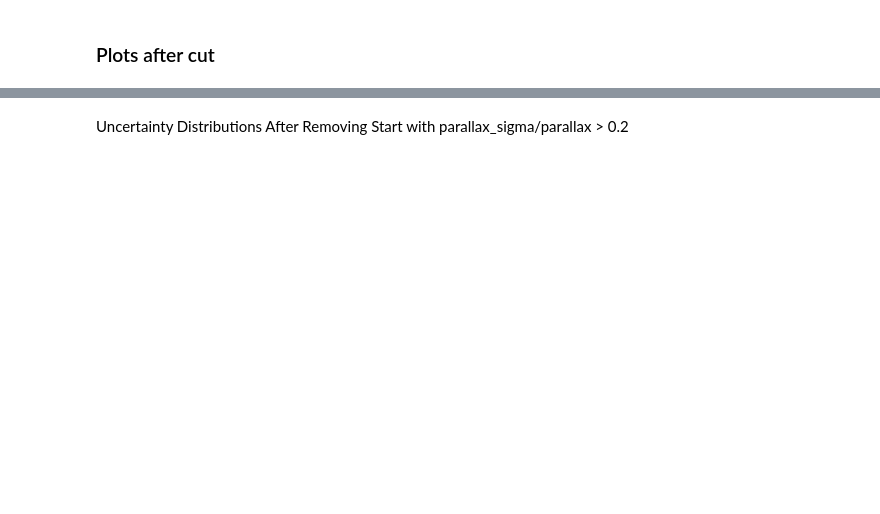
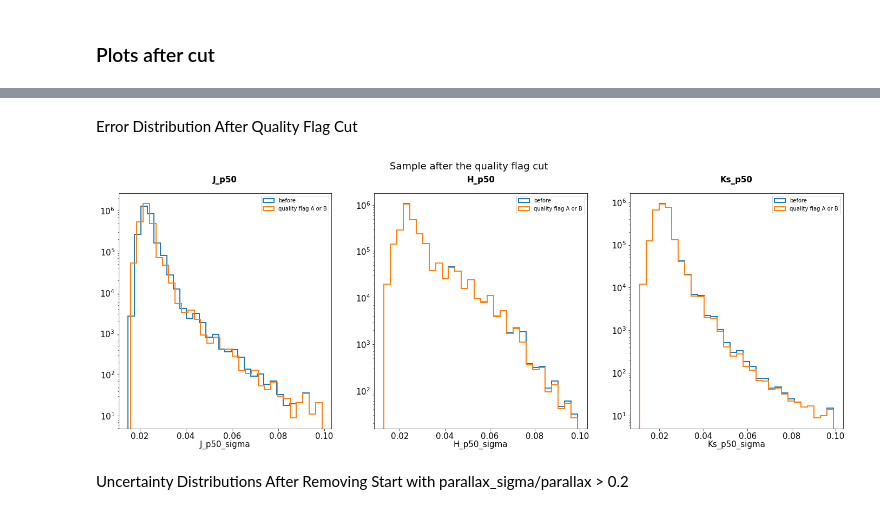
Before and after one commit to HEP-KBFI/gaia-tools, a Jupyter notebook: jupyter-notebook/Crossmatching_Fouesnau.ipynb, the cells around one changed output, grey strips where cells are left out. Saved outputs shown, nothing was run; the diff lists cells and outputs as text; code cells hidden in the pictures; blank space fills up the shorter version.

```diff
--- a/jupyter-notebook/Crossmatching_Fouesnau.ipynb
+++ b/jupyter-notebook/Crossmatching_Fouesnau.ipynb
@@ -616,3 +542,38 @@ plt.savefig('/home/sven/repos/gaia-tools/out/fouesnau_plots/error_plots/' + fig_
+# %% [markdown]
+Error Distribution After Quality Flag Cut
+# %%
+from matplotlib import colors
+plt.rc('text', usetex=False)
+
+cut_sample = crossmatched_tmass_data[((crossmatched_tmass_data.J_p50 - crossmatched_tmass_data.Ks_p50) > 0.5) & ((crossmatched_tmass_data.J_p50 - crossmatched_tmass_data.Ks_p50) < 1.1)]
+cut_sample = cut_sample[(cut_sample.J_sigma < 0.1) & (cut_sample.Ks_sigma < 0.1) & (cut_sample.H_sigma < 0.1)]
+cut_sample_qual =  cut_sample[crossmatched_tmass_data.is_qual_true == True]
+
+filters_fouesnau = ['J_p50', 'H_p50', 'Ks_p50']
+filters = ['J', 'H', 'Ks']
+
+fig, axs = plt.subplots(nrows=1, ncols=3, figsize = (24,8))
+
+for i, filter in enumerate(filters_fouesnau):
+
+    x_values = cut_sample[filters_fouesnau[i]].values
+    y_values = cut_sample[filters[i]+'_sigma'].values
+
+    axs[i].hist(y_values, bins=30, histtype='step', density=False, lw=2, label='before')
+    axs[i].hist(cut_sample_qual[filters[i]+'_sigma'].values , bins=30, histtype='step', density=False, lw=2, label='quality flag A or B')
+
+    axs[i].set_xlabel(filters_fouesnau[i]+'_sigma', fontdict={'fontsize': 15}, labelpad=0)
+    axs[i].legend(loc='upper right')
+    axs[i].set_yscale('log')
+    axs[i].tick_params(axis='both', which='major', labelsize=15)
+    axs[i].set_title('{}'.format(filters_fouesnau[i]), fontdict={'fontsize': 15}, pad=20, fontweight='bold')
+
+fig.suptitle('Sample after the quality flag cut', fontsize=18)
+
+fig_name = 'JHKs_sigma_hist_QUAL_CUT'
+#plt.savefig('/home/sven/repos/gaia-tools/out/fouesnau_plots/error_plots/' + fig_name +'.png', dpi=300, bbox_inches='tight', facecolor='white')
+# %% [output]
+[figure, added]
 # %% [markdown]
 Uncertainty Distributions After Removing Start with parallax_sigma/parallax > 0.2
 # %%
```
Also changed, not shown: parts of 42 cells of this notebook.
